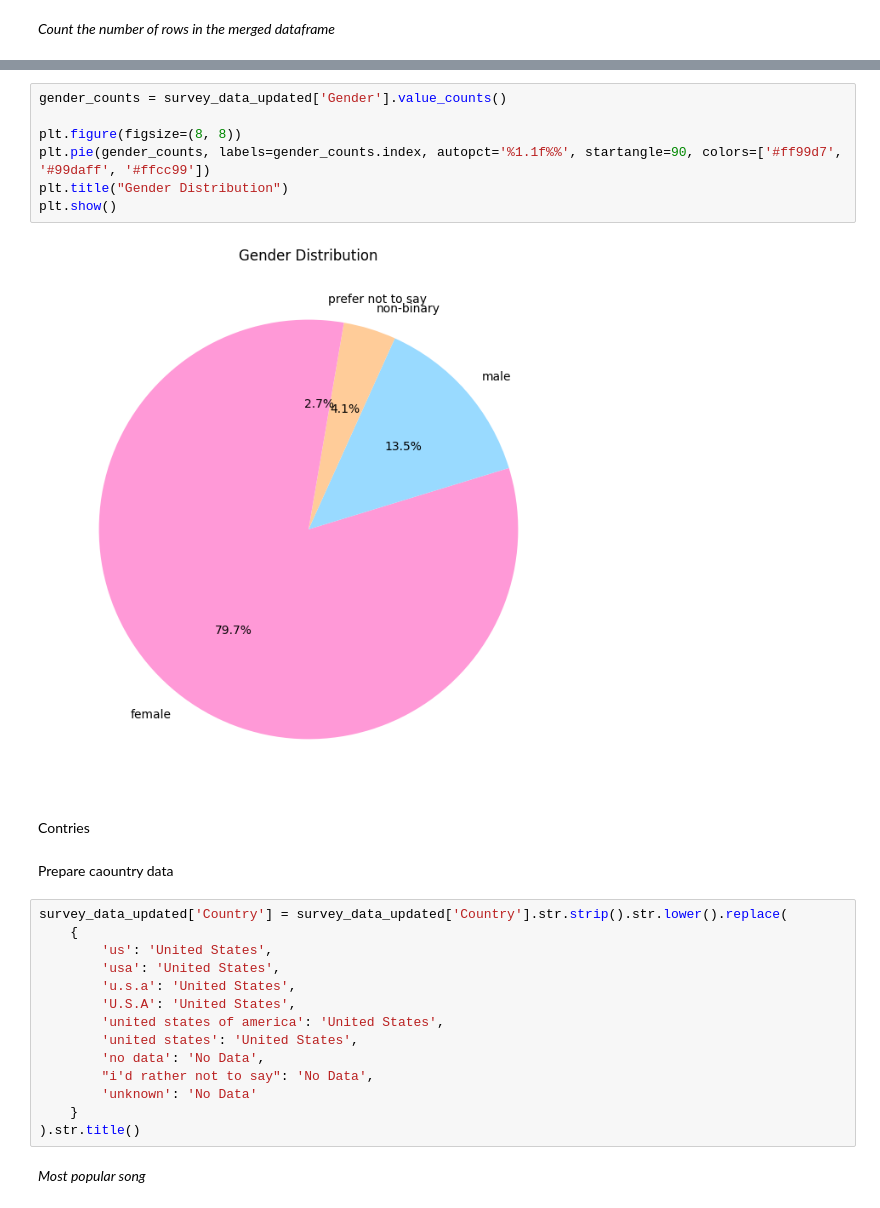
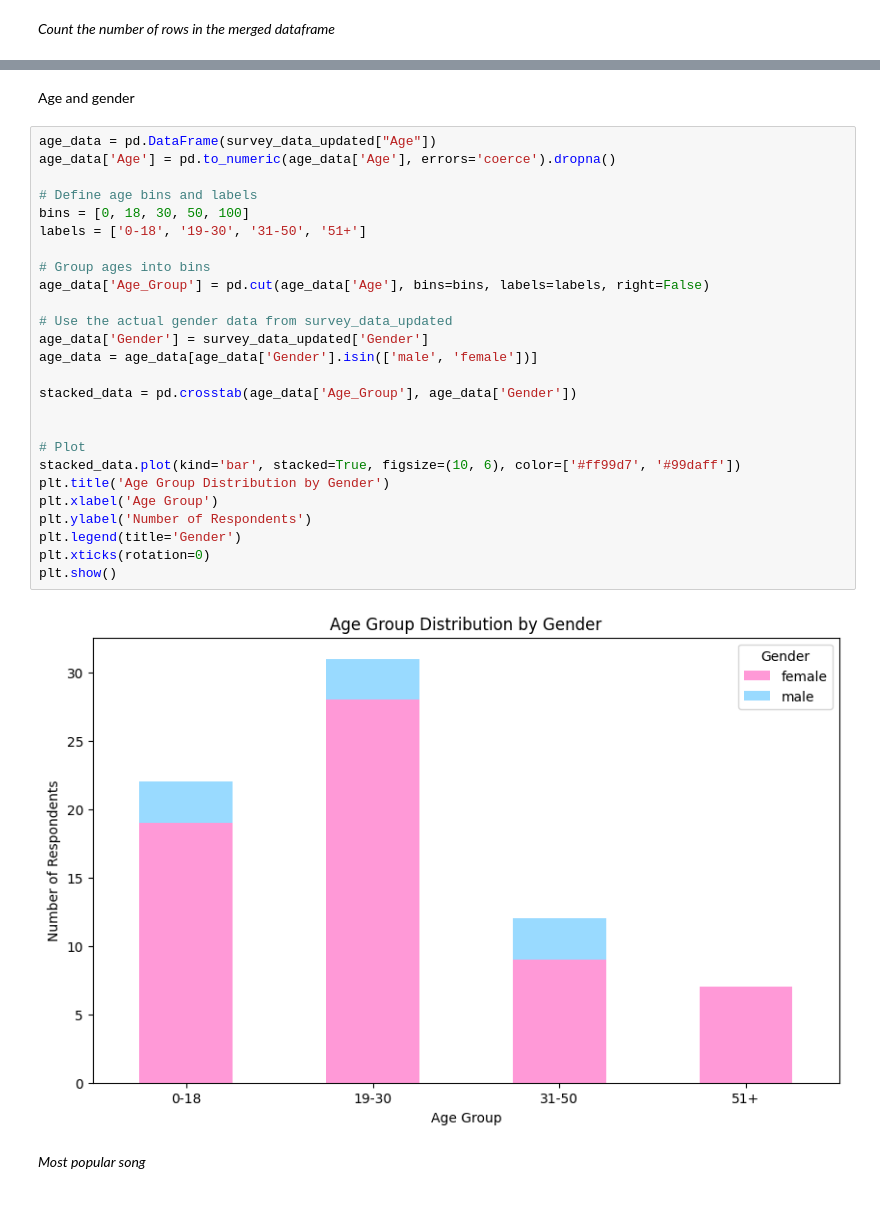
Before and after one commit to Yunnna005/DataAnalytics, a Jupyter notebook: BTS's_songs_analys.ipynb, the cells around one changed output, grey strips where cells are left out. Saved outputs shown, nothing was run; the diff lists cells and outputs as text.

```diff
--- a/BTS's_songs_analys.ipynb
+++ b/BTS's_songs_analys.ipynb
@@ -370,30 +413,33 @@ Analyze gender
-# %%
-gender_counts = survey_data_updated['Gender'].value_counts()
-
-plt.figure(figsize=(8, 8))
-plt.pie(gender_counts, labels=gender_counts.index, autopct='%1.1f%%', startangle=90, colors=['#ff99d7', '#99daff', '#ffcc99'])
-plt.title("Gender Distribution")
-plt.show()
-# %% [output]
-[figure, removed]
-# %% [markdown]
-Contries
-# %% [markdown]
-Prepare caountry data
-# %%
-survey_data_updated['Country'] = survey_data_updated['Country'].str.strip().str.lower().replace(
-    {
-        'us': 'United States',
-        'usa': 'United States',
-        'u.s.a': 'United States',
-        'U.S.A': 'United States',
-        'united states of america': 'United States',
-        'united states': 'United States',
-        'no data': 'No Data',
-        "i'd rather not to say": 'No Data',
-        'unknown': 'No Data'
-    }
-).str.title()
+# %% [markdown]
+Age and gender
+# %%
+age_data = pd.DataFrame(survey_data_updated["Age"])
+age_data['Age'] = pd.to_numeric(age_data['Age'], errors='coerce').dropna()
+
+# Define age bins and labels
+bins = [0, 18, 30, 50, 100]
+labels = ['0-18', '19-30', '31-50', '51+']
+
+# Group ages into bins
+age_data['Age_Group'] = pd.cut(age_data['Age'], bins=bins, labels=labels, right=False)
+
+# Use the actual gender data from survey_data_updated
+age_data['Gender'] = survey_data_updated['Gender']
+age_data = age_data[age_data['Gender'].isin(['male', 'female'])]
+
+stacked_data = pd.crosstab(age_data['Age_Group'], age_data['Gender'])
+
+
+# Plot
+stacked_data.plot(kind='bar', stacked=True, figsize=(10, 6), color=['#ff99d7', '#99daff'])
+plt.title('Age Group Distribution by Gender')
+plt.xlabel('Age Group')
+plt.ylabel('Number of Respondents')
+plt.legend(title='Gender')
+plt.xticks(rotation=0)
+plt.show()
+# %% [output]
+[figure, added]
 # %% [markdown]
 *Most popular song*
 # %%
```
Also changed, not shown: parts of 20 cells of this notebook, 2 other files.
